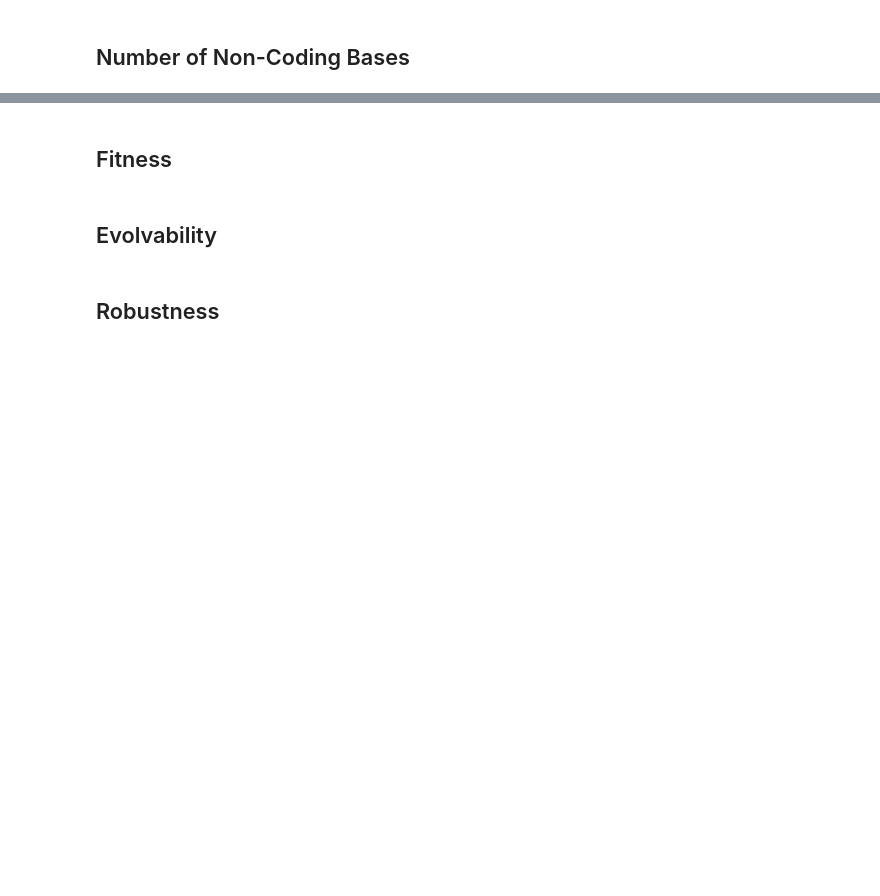
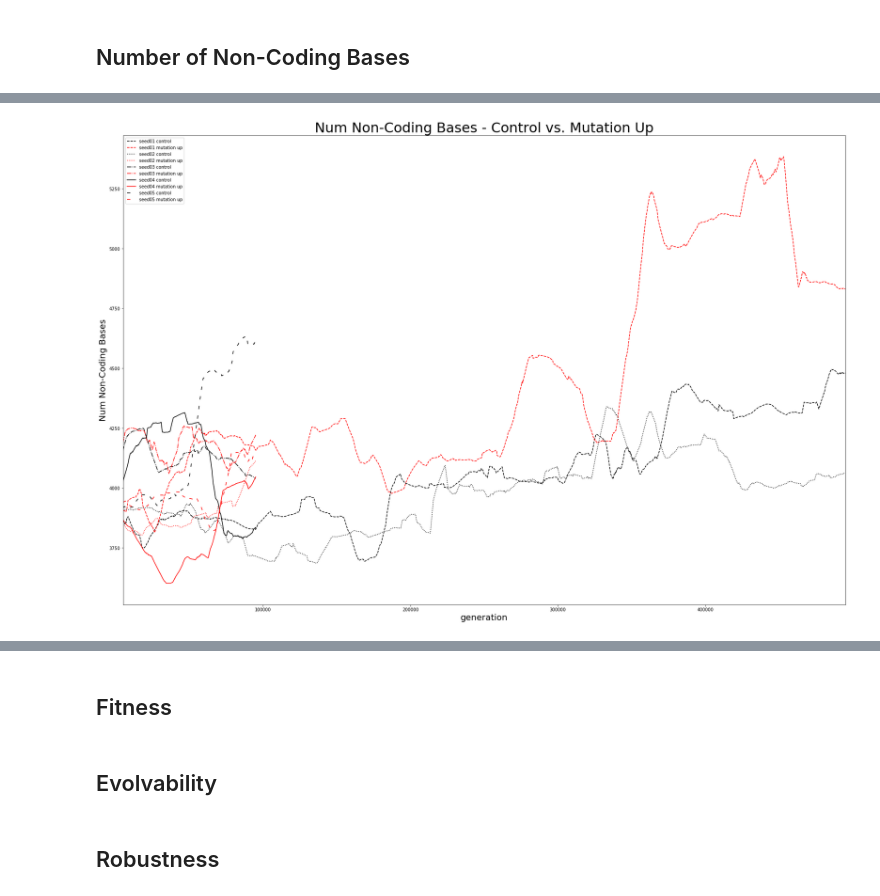
Before and after one commit to davisbk/thesis, a Jupyter notebook: Jupyter_Notebooks/Mutation_Up_Analysis.ipynb, the cells around one changed output, grey strips where cells are left out. Cells and saved outputs as stored; diff of their text form; code cells hidden in the pictures; blank space fills up the shorter version.

Commit message:
Added num non-coding bases

```diff
--- a/Jupyter_Notebooks/Mutation_Up_Analysis.ipynb
+++ b/Jupyter_Notebooks/Mutation_Up_Analysis.ipynb
@@ -279,0 +282,79 @@ del df_tmp1, df_tmp2, df_tmp3, df_tmp4, df_tmp5, df_tmp6, df_tmp7, df_tmp8, df_t
+# %%
+# Create new figure
+fig_num_noncoding_bases_best = plt.figure(figsize=(30,20))
+ax_num_noncoding_bases_best = fig_num_noncoding_bases_best.add_subplot(111)
+ax_num_noncoding_bases_best.set_title("Num Non-Coding Bases - Control vs. Mutation Up", fontsize=32)
+ax_num_noncoding_bases_best.set_xlabel("Generation", fontsize=20)
+ax_num_noncoding_bases_best.set_ylabel("Num Non-Coding Bases", fontsize=20)
+
+
+# Seed 01
+df_tmp1 = df_seed01_control_fitness_best[['generation']].copy()
+df_tmp1['num_of_non-essential_bp'] = df_seed01_control_bp_best['num_of_non-essential_bp'].copy()
+df_tmp1 = df_tmp1[['generation', 'num_of_non-essential_bp']].copy().rolling(WINDOW_SIZE).mean()
+
+df_tmp1.plot(x='generation', y='num_of_non-essential_bp', linestyle='dashed', color=(0.0,0.0,0.0), label='seed01 control', ax=ax_num_noncoding_bases_best)
+
+df_tmp2 = df_seed01_mutation_up_fitness_best[['generation']].copy()
+df_tmp2['num_of_non-essential_bp'] = df_seed01_mutation_up_bp_best['num_of_non-essential_bp'].copy()
+df_tmp2 = df_tmp2[['generation', 'num_of_non-essential_bp']].copy().rolling(WINDOW_SIZE).mean()
+
+df_tmp2.plot(x='generation', y='num_of_non-essential_bp', linestyle='dashed', color=(1.0,0.0,0.0), label='seed01 mutation up', ax=ax_num_noncoding_bases_best)
+
+
+# Seed 02
+df_tmp3 = df_seed02_control_fitness_best[['generation']].copy()
+df_tmp3['num_of_non-essential_bp'] = df_seed02_control_bp_best['num_of_non-essential_bp'].copy()
+df_tmp3 = df_tmp3[['generation', 'num_of_non-essential_bp']].copy().rolling(WINDOW_SIZE).mean()
+
+df_tmp3.plot(x='generation', y='num_of_non-essential_bp', linestyle='dotted', color=(0.0,0.0,0.0), label='seed02 control', ax=ax_num_noncoding_bases_best)
+
+df_tmp4 = df_seed02_mutation_up_fitness_best[['generation']].copy()
+df_tmp4['num_of_non-essential_bp'] = df_seed02_mutation_up_bp_best['num_of_non-essential_bp'].copy()
+df_tmp4 = df_tmp4[['generation', 'num_of_non-essential_bp']].copy().rolling(WINDOW_SIZE).mean()
+
+df_tmp4.plot(x='generation', y='num_of_non-essential_bp', linestyle='dotted', color=(1.0,0.0,0.0), label='seed02 mutation up', ax=ax_num_noncoding_bases_best)
+
+
+
+# Seed 03
+df_tmp5 = df_seed03_control_fitness_best[['generation']].copy()
+df_tmp5['num_of_non-essential_bp'] = df_seed03_control_bp_best['num_of_non-essential_bp'].copy()
+df_tmp5 = df_tmp5[['generation', 'num_of_non-essential_bp']].copy().rolling(WINDOW_SIZE).mean()
+
+df_tmp5.plot(x='generation', y='num_of_non-essential_bp', linestyle='dashdot', color=(0.0,0.0,0.0), label='seed03 control', ax=ax_num_noncoding_bases_best)
+
+df_tmp6 = df_seed03_mutation_up_fitness_best[['generation']].copy()
+df_tmp6['num_of_non-essential_bp'] = df_seed03_mutation_up_bp_best['num_of_non-essential_bp'].copy()
+df_tmp6 = df_tmp6[['generation', 'num_of_non-essential_bp']].copy().rolling(WINDOW_SIZE).mean()
+
+df_tmp6.plot(x='generation', y='num_of_non-essential_bp', linestyle='dashdot', color=(1.0,0.0,0.0), label='seed03 mutation up', ax=ax_num_noncoding_bases_best)
+
+
+# Seed 04
+df_tmp7 = df_seed04_control_fitness_best[['generation']].copy()
+df_tmp7['num_of_non-essential_bp'] = df_seed04_control_bp_best['num_of_non-essential_bp'].copy()
+df_tmp7 = df_tmp7[['generation', 'num_of_non-essential_bp']].copy().rolling(WINDOW_SIZE).mean()
+
+df_tmp7.plot(x='generation', y='num_of_non-essential_bp', color=(0.0,0.0,0.0), label='seed04 control', ax=ax_num_noncoding_bases_best)
+
+df_tmp8 = df_seed04_mutation_up_fitness_best[['generation']].copy()
+df_tmp8['num_of_non-essential_bp'] = df_seed04_mutation_up_bp_best['num_of_non-essential_bp'].copy()
+df_tmp8 = df_tmp8[['generation', 'num_of_non-essential_bp']].copy().rolling(WINDOW_SIZE).mean()
+
+df_tmp8.plot(x='generation', y='num_of_non-essential_bp', color=(1.0,0.0,0.0), label='seed04 mutation up', ax=ax_num_noncoding_bases_best)
+
+
+# Seed 05
+df_tmp9 = df_seed05_control_fitness_best[['generation']].copy()
+df_tmp9['num_of_non-essential_bp'] = df_seed05_control_bp_best['num_of_non-essential_bp'].copy()
+df_tmp9 = df_tmp9[['generation', 'num_of_non-essential_bp']].copy().rolling(WINDOW_SIZE).mean()
+
+df_tmp9.plot(x='generation', y='num_of_non-essential_bp', linestyle=(0,(5,10)), color=(0.0,0.0,0.0), label='seed05 control', ax=ax_num_noncoding_bases_best)
+
+df_tmp10 = df_seed05_mutation_up_fitness_best[['generation']].copy()
+df_tmp10['num_of_non-essential_bp'] = df_seed05_mutation_up_bp_best['num_of_non-essential_bp'].copy()
+df_tmp10 = df_tmp10[['generation', 'num_of_non-essential_bp']].copy().rolling(WINDOW_SIZE).mean()
+
+df_tmp10.plot(x='generation', y='num_of_non-essential_bp', linestyle=(0,(5,10)), color=(1.0,0.0,0.0), label='seed05 mutation up', ax=ax_num_noncoding_bases_best)
+# %% [output]
@@ -279,0 +362 @@ del df_tmp1, df_tmp2, df_tmp3, df_tmp4, df_tmp5, df_tmp6, df_tmp7, df_tmp8, df_t
+[figure, added]
```
Also changed, not shown: parts of 7 cells of this notebook.
